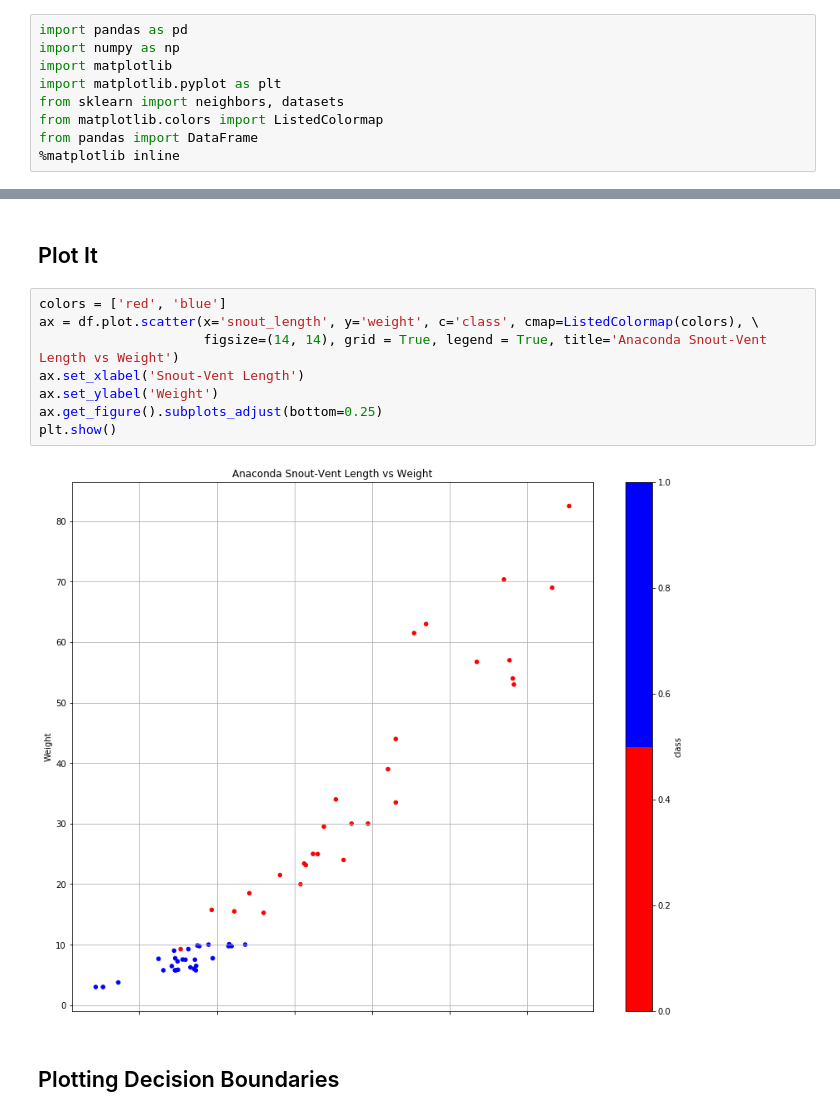
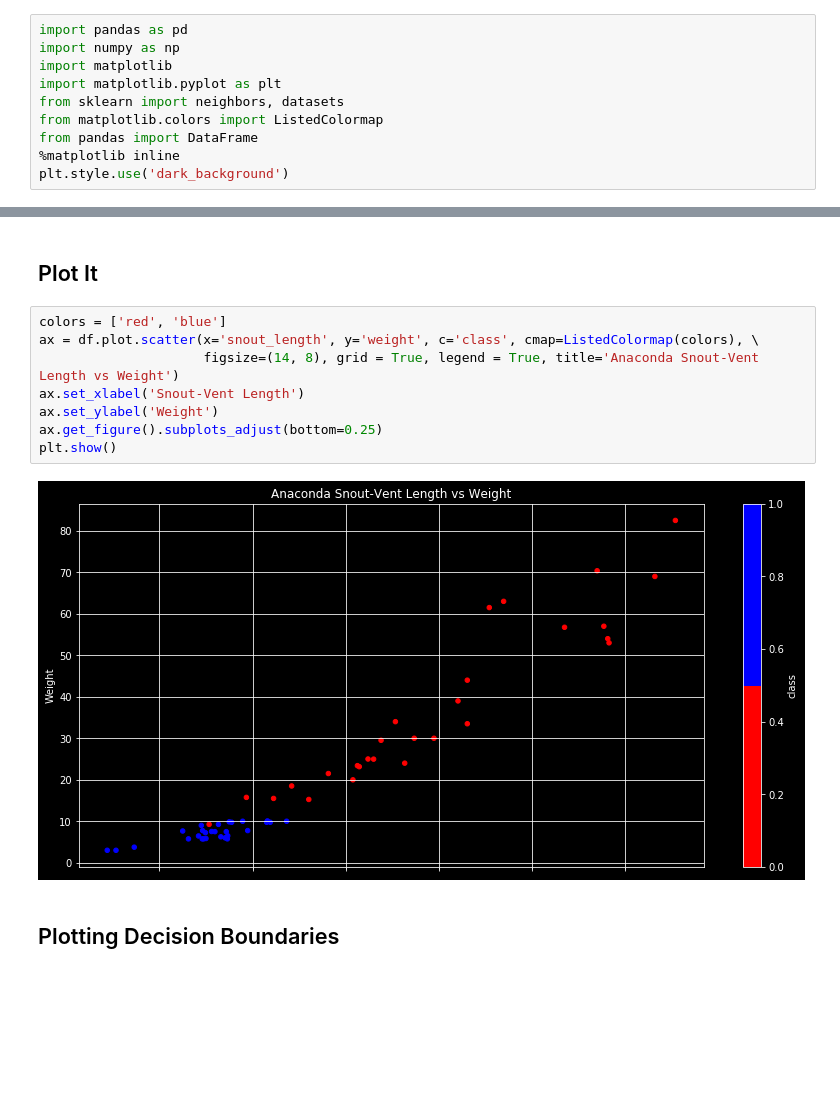
Before and after one commit to willshiao/acm-ds-workshop, a Jupyter notebook: Introduction to Data Science - kNN.ipynb, the cells around one changed output, grey strips where cells are left out. Drawn from its saved outputs; the diff is of its cells as text; blank space fills up the shorter version.

```diff
--- a/Introduction to Data Science - kNN.ipynb
+++ b/Introduction to Data Science - kNN.ipynb
@@ -11,6 +11,7 @@ from sklearn import neighbors, datasets
 from matplotlib.colors import ListedColormap
 from pandas import DataFrame
 %matplotlib inline
+plt.style.use('dark_background')
 # %%
 from matplotlib import animation, rc
 from IPython.display import HTML
@@ -41,13 +42,13 @@ df.tail()
 # %%
 colors = ['red', 'blue']
 ax = df.plot.scatter(x='snout_length', y='weight', c='class', cmap=ListedColormap(colors), \
-                     figsize=(14, 14), grid = True, legend = True, title='Anaconda Snout-Vent Length vs Weight')
+                     figsize=(14, 8), grid = True, legend = True, title='Anaconda Snout-Vent Length vs Weight')
 ax.set_xlabel('Snout-Vent Length')
 ax.set_ylabel('Weight')
 ax.get_figure().subplots_adjust(bottom=0.25)
 plt.show()
 # %% [output]
-[figure, old version]
+[figure, new version]
 # %% [markdown]
 ## Plotting Decision Boundaries
 # %%
```
Also changed, not shown: parts of 2 cells of this notebook, 6 other files.
